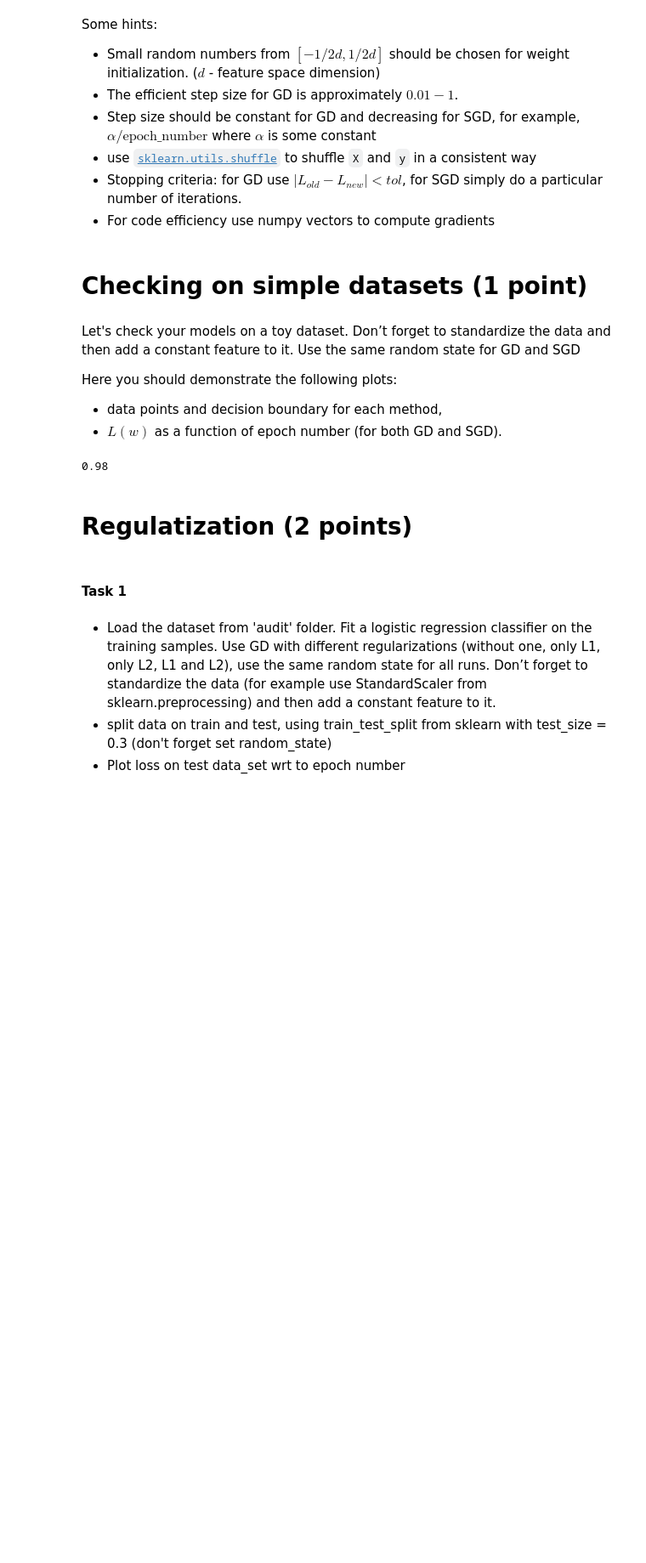
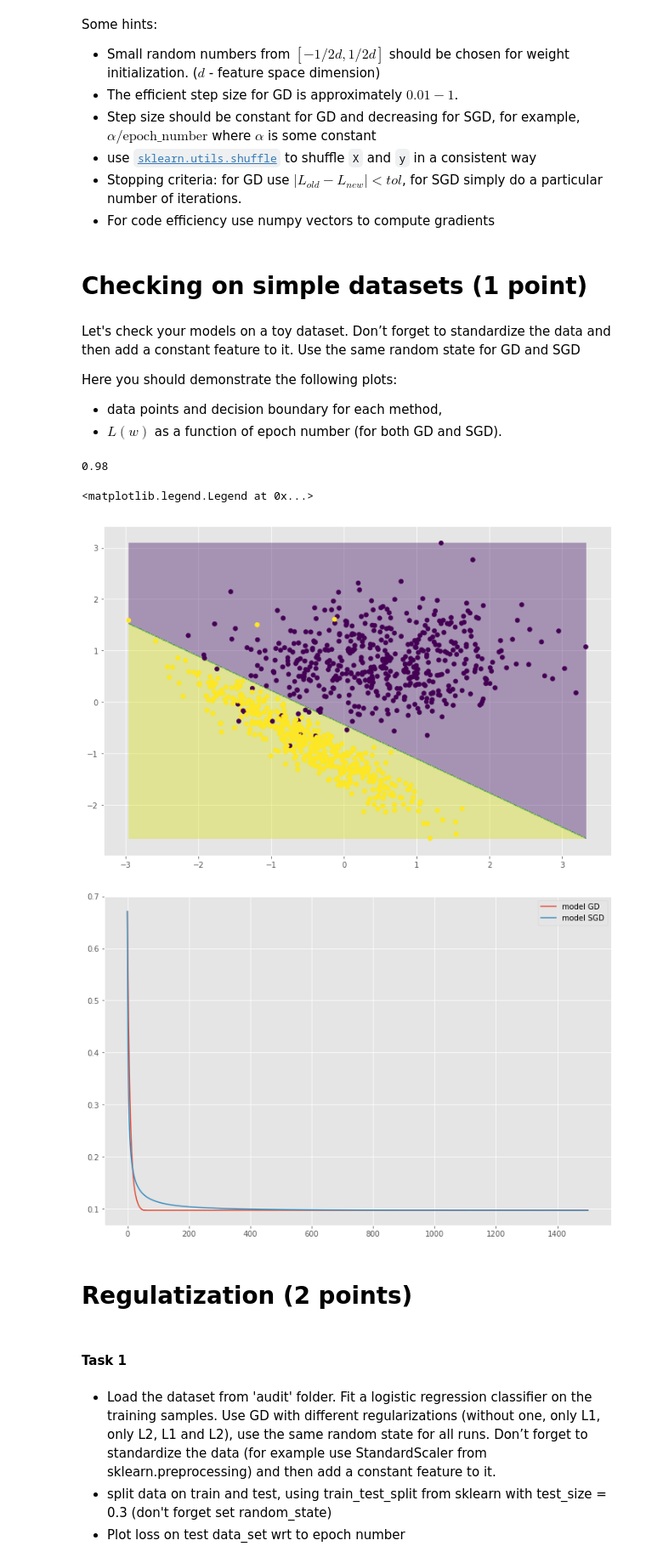
Before and after one commit to DeagleGross/HSE-ML-Course, a Jupyter notebook: s05 Logistic Regression/HW.ipynb, the cells around one changed output. Shown: that part at 85% size. Cells and saved outputs as stored; diff of their text form; code cells hidden in the pictures; blank space fills up the shorter version.

```diff
--- a/s05 Logistic Regression/HW.ipynb
+++ b/s05 Logistic Regression/HW.ipynb
@@ -148,7 +151,7 @@ def random_number():
 # %%
 # Class for simple gradient descent
 class MyVanillaGD(BaseEstimator, ClassifierMixin):
-    def __init__(self, step=0.05, beta=1.0, gamma=1.0, tol=0.01, max_epoch=1000, random_state=123):
+    def __init__(self, step=0.2, beta=0.01, gamma=0.01, tol=1e-4, max_epoch=1000, random_state=123):
         self.beta = beta
         self.gamma = gamma
         self.tol = tol
@@ -159,8 +162,8 @@ class MyVanillaGD(BaseEstimator, ClassifierMixin):
         np.random.seed(random_state)
         self.step = step
 
-        self.coef = []
-        self.intercept = 0
+        self.coef = np.zeros(1)
+        self.intercept = 0.
 
 
     def fit(self, X, y):
@@ -176,6 +179,16 @@ class MyVanillaGD(BaseEstimator, ClassifierMixin):
         # using max_epoch as another stopping criteria
         for i in range(self.max_epoch):
             # update for L_cur, coef and intercept
+
+            # debug
+            #print('i = ', i)
+            #print ('X = ', X)
+            #print('y = ', y)
+            #print('coef = ', self.coef)
+            #print('intercept = ', self.intercept)
+            #print('gamma = ', self.gamma)
+            #print('beta = ', self.beta, '\n\n')
+
             grad_coef, grad_intercept = get_grad(X, y, self.coef, self.intercept, self.gamma, self.beta)
 
             # moving on constant step (as written on top - for GD constant step)
@@ -279,32 +292,34 @@ def plot_decision_boundary(model, X, y):
     plt.contourf(x1, x2, ypred, alpha=.4)
     plt.scatter(X[:,0], X[:,1], c=y)
 # %%
-from sklearn.preprocessing import StandardScaler
-from sklearn.metrics import accuracy_score
-
 # using stardartization from sklearn
 X, y = get_toy_dataset()
 y[y == 0] = -1
 scaler = StandardScaler()
 scaler.fit(X)
 X = scaler.transform(X)
 
-gd = MyVanillaGD(step = 0.1, beta = 0., gamma = 0., tol = 1e-8, max_epoch = 2000, random_state = RND_SEED)
+gd = MyVanillaGD(step = 0.1, beta = 0., gamma = 0., tol = 1e-8, max_epoch = 1500, random_state = RND_SEED)
 lossGD = gd.fit(X, y)
 predict = gd.predict(X)
 print(accuracy_score(y, predict))
 plot_decision_boundary(gd, X, y)
 
-sgd = MySGD(step = 1e-3, beta = 0., gamma = 0., max_epoch = 2000, random_state = RND_SEED)
-lossSGD = sgd.fit(X, y)
-predict = sgd.predict(X)
-print(accuracy_score(y, predict))
-plot_decision_boundary(sgd, X, y)
+'''
+    sgd = MySGD(step = 1e-3, beta = 0., gamma = 0., max_epoch = 1500, random_state = RND_SEED)
+    lossSGD = sgd.fit(X, y)
+    predict = sgd.predict(X)
+    print(accuracy_score(y, predict))
+    plot_decision_boundary(sgd, X, y)
+'''
 
 # drawing loss functions
 fig = plt.figure()
 plt.plot(lossGD, label='model GD')
 plt.plot(lossSGD, label='model SGD')
 plt.legend()
 # %% [output]
 0.98
+<matplotlib.legend.Legend at 0x...>
+[figure, added]
+[figure, added]
```
Also changed, not shown: parts of 16 cells of this notebook, 2 other files.
